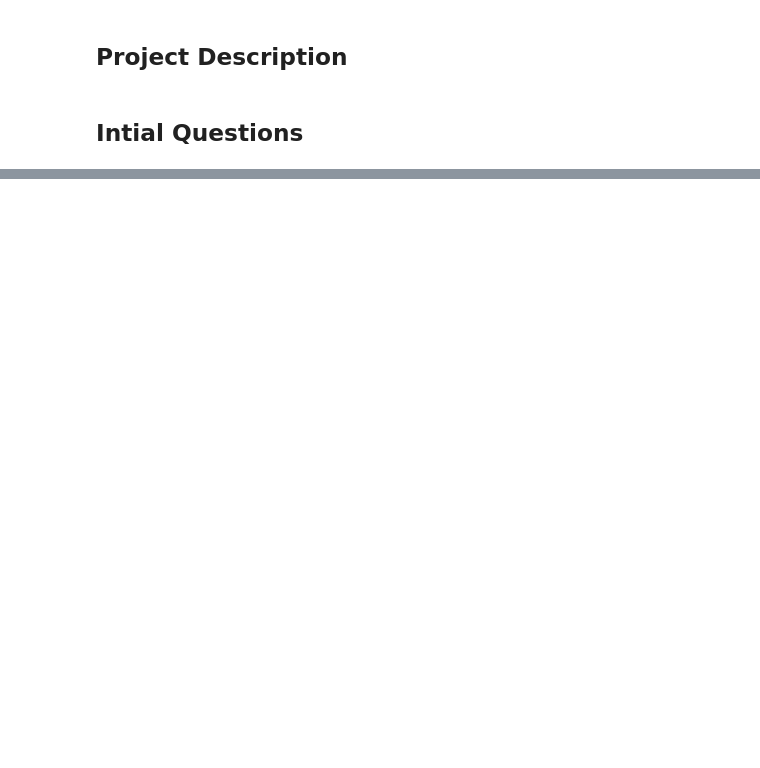
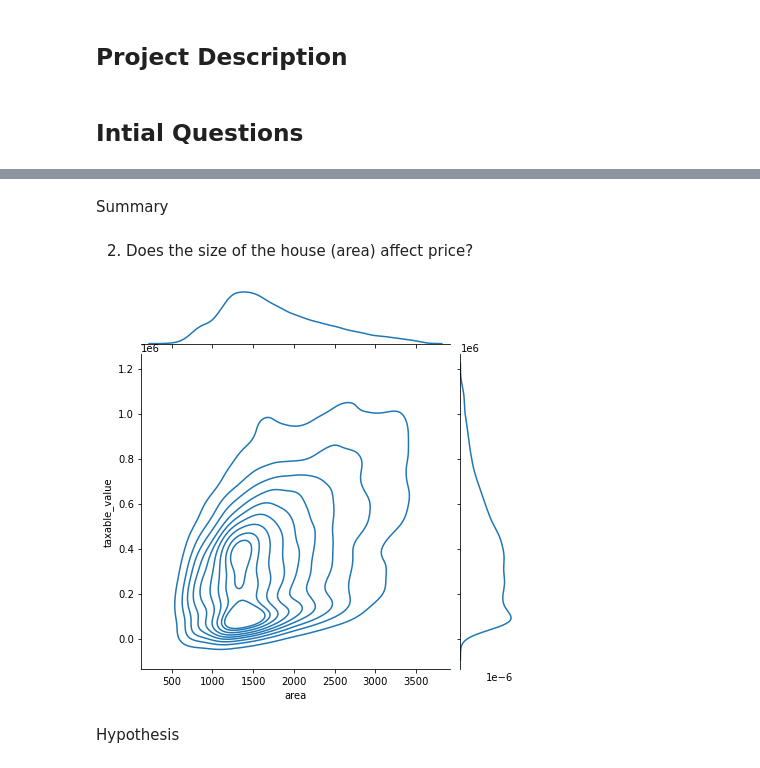
Before and after one commit to mwboiss/regression_project, a Jupyter notebook: Report.ipynb, the cells around one changed output, grey strips where cells are left out. Cells and saved outputs as stored; diff of their text form; code cells hidden in the pictures; blank space fills up the shorter version.

```diff
--- a/Report.ipynb
+++ b/Report.ipynb
@@ -77,0 +117,11 @@ Variable | Meaning |
+# %% [markdown]
+Summary
+# %% [markdown]
+2. Does the size of the house (area) affect price?
+# %%
+sns.jointplot(x='area', y='taxable_value', data=train, kind='kde')
+plt.show()
+# %% [output]
+[figure, added]
+# %% [markdown]
+Hypothesis
```
Also changed, not shown: parts of 51 cells of this notebook, 3 other files.
